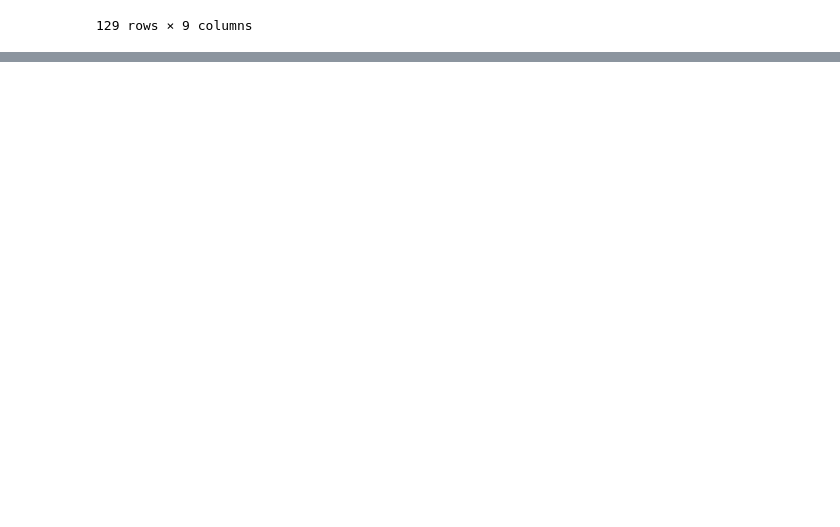
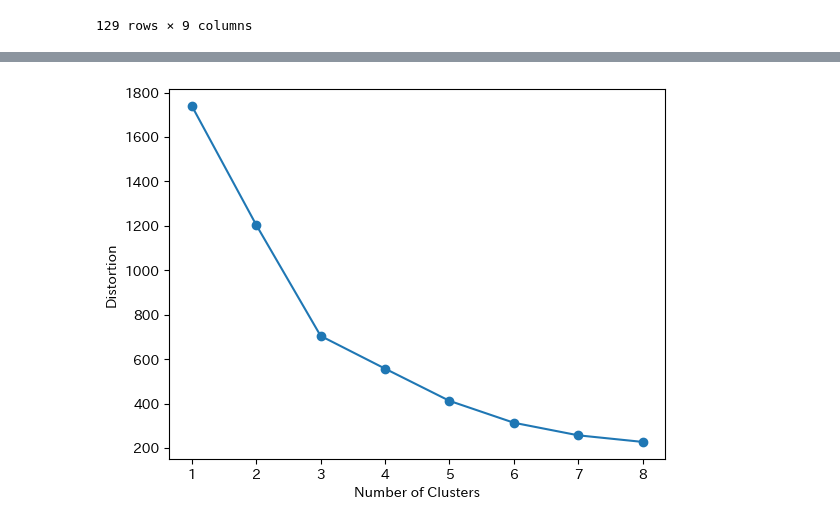
Before and after one commit to Yuki-c6/graduation_work, a Jupyter notebook: work_02/company_clustering.ipynb, the cells around one changed output, grey strips where cells are left out. Saved outputs shown, nothing was run; the diff lists cells and outputs as text; code cells hidden in the pictures; blank space fills up the shorter version.

```diff
--- a/work_02/company_clustering.ipynb
+++ b/work_02/company_clustering.ipynb
@@ -316,0 +144,9 @@ df.groupby('cluster').mean().style.bar(axis=0)
+# %%
+# 欠損値を含む指標を削除
+def del_nan_index(df):
+    df.dropna(axis=0, inplace=True)
+    display(df.shape)
+    display(df.head())
+    return df
+
+df = del_nan_index(df)
@@ -316,0 +165,4 @@ df.groupby('cluster').mean().style.bar(axis=0)
+# %%
+# データフレームの転置
+df = df.T
+df
@@ -316,0 +183,10 @@ df.groupby('cluster').mean().style.bar(axis=0)
+# %%
+# 標準化
+def scaled(df):
+    scaler = StandardScaler()
+    scaled_data = scaler.fit_transform(df)
+    scaled_df = pd.DataFrame(scaled_data, columns=df.columns, index=df.index)
+    return scaled_df
+
+df = scaled(df)
+df.head()
@@ -316,0 +253,20 @@ df.groupby('cluster').mean().style.bar(axis=0)
+# %%
+# クラスタリングを行うためのクラスター数をkmeansで確認
+def plot_elbow_cluster(pca_data, max_cluster=10):
+    distortions = []
+
+    max_range = max_cluster - 1
+    for i in range(1, max_range):
+        kmeans = KMeans(n_clusters=i, init='random', n_init=10, max_iter=300, random_state=0)
+        kmeans.fit(pca_data)
+        distortions.append(kmeans.inertia_)
+
+    plt.plot(range(1, max_range), distortions, marker='o')
+    plt.xticks(range(1, max_range))
+    plt.xlabel('Number of Clusters')
+    plt.ylabel('Distortion')
+    plt.show()
+
+plot_elbow_cluster(pca_data)
+# %% [output]
+[figure, added]
```
Also changed, not shown: parts of 48 cells of this notebook.
